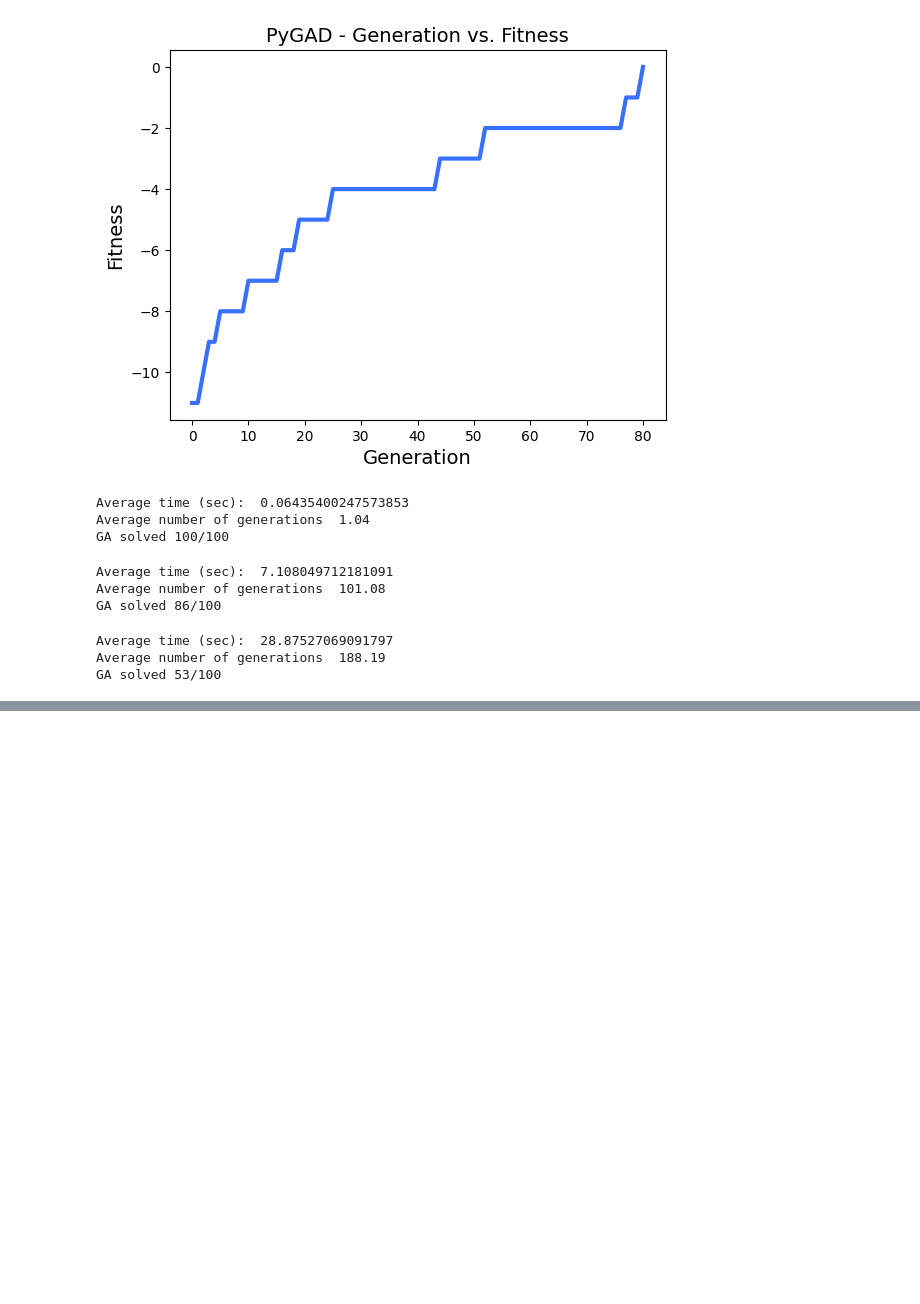
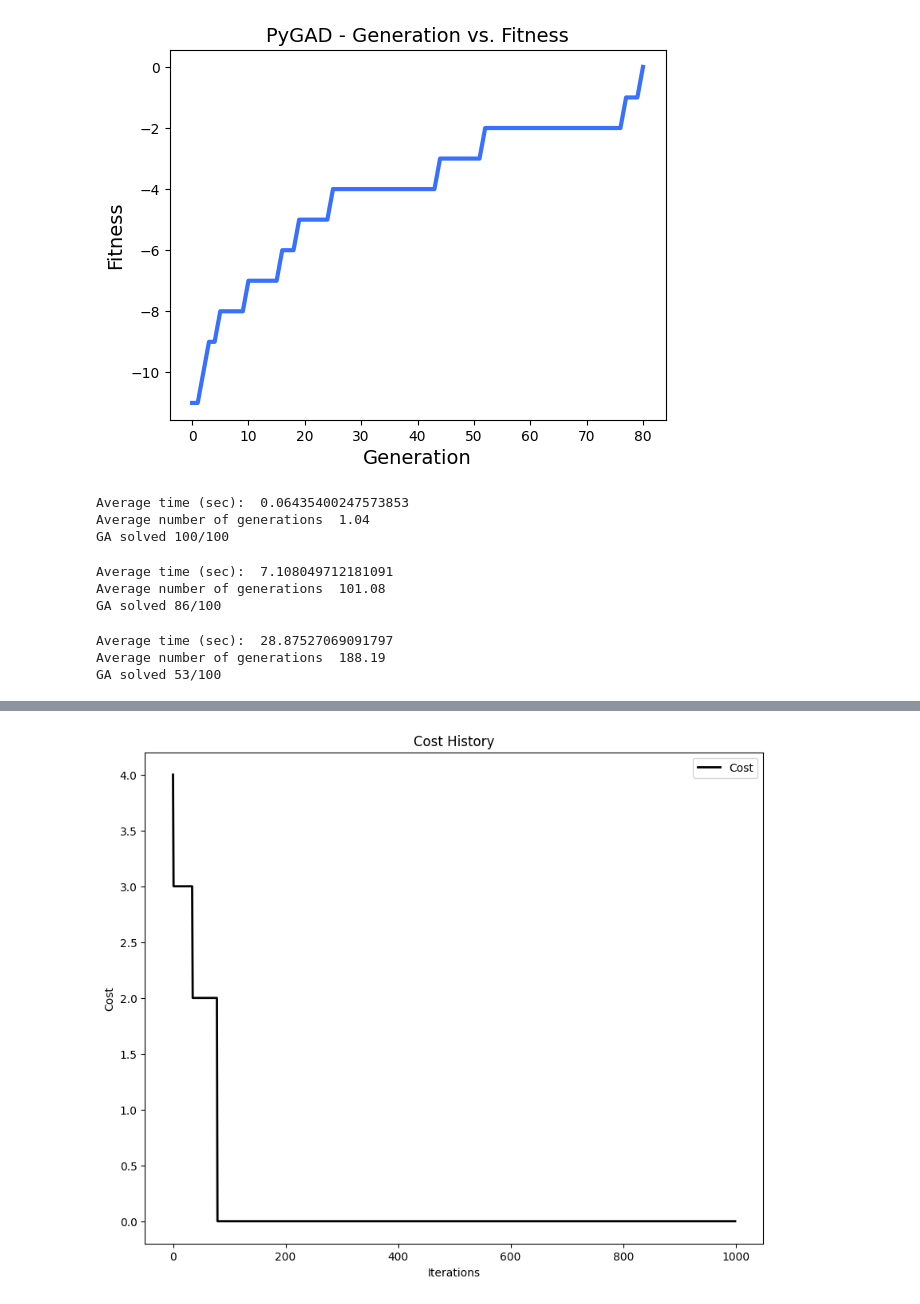
Before and after one commit to piotrd22/computational_intelligence_ug, a Jupyter notebook: project01/project.ipynb, the cells around one changed output, grey strips where cells are left out. Saved outputs shown, nothing was run; the diff lists cells and outputs as text; code cells hidden in the pictures; blank space fills up the shorter version.

```diff
--- a/project01/project.ipynb
+++ b/project01/project.ipynb
@@ -328,0 +394,8 @@ GA solved 53/100
+# %%
+n = 7
+optimizer = generate_optimizer(n)
+optimizer.optimize(f, iters=1000)
+cost_history = optimizer.cost_history
+plot_cost_history(cost_history)
+plt.show()
+# %% [output]
@@ -328,0 +405 @@ GA solved 53/100
+[figure, added]
```
Also changed, not shown: parts of 15 cells of this notebook, 1 other file.
